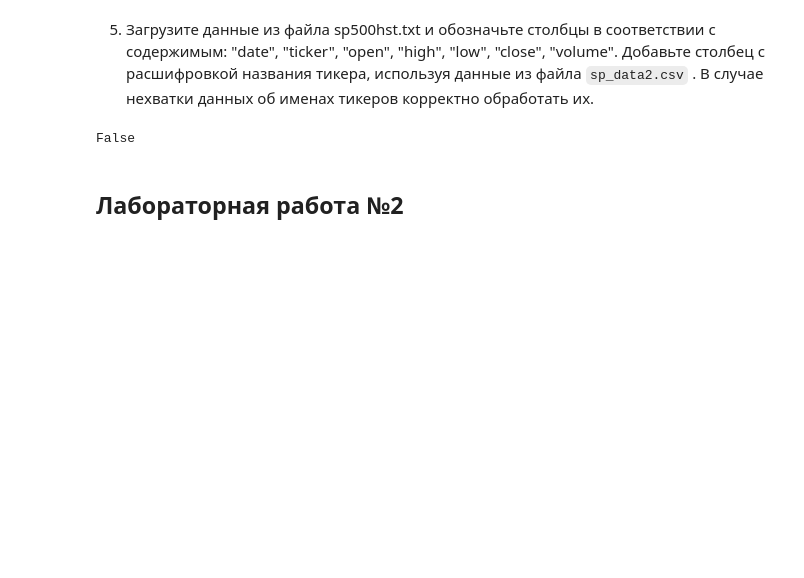
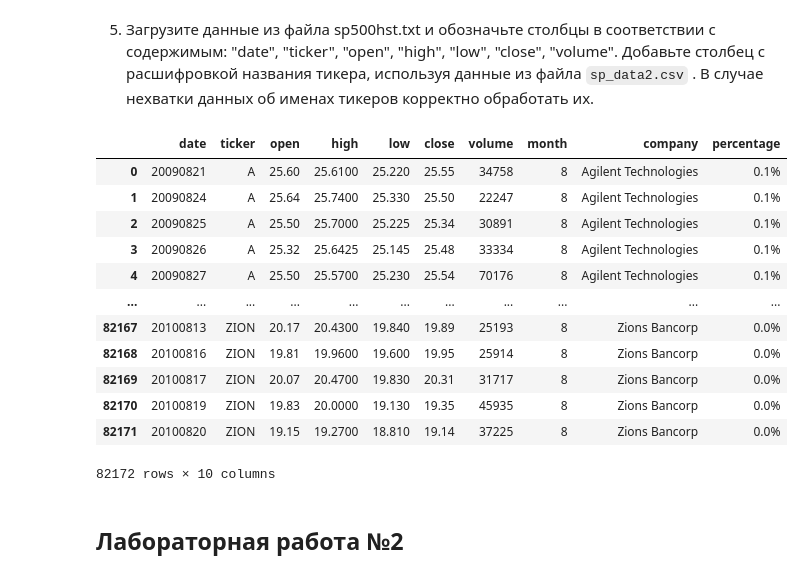
Before and after one commit to th0m45y3/uni_numpy, a Jupyter notebook: 02_pandas.ipynb, the cells around one changed output. Drawn from its saved outputs; the diff is of its cells as text; code cells hidden in the pictures; blank space fills up the shorter version.

```diff
--- a/02_pandas.ipynb
+++ b/02_pandas.ipynb
@@ -77,10 +77,23 @@ Name: volume, Length: 524, dtype: int64
 # %%
 data2 = pd.read_csv('data/sp_data2.csv', sep=";", header=None)
 data2.columns = [ "ticker", "company", "percentage"]
 new_df = pd.merge(data, data2, on='ticker')
 new_df.ticker.isnull().values.any()
+new_df
 # %% [output]
+|  | date | ticker | open | high | low | close | volume | month | company | percentage |
+| 0 | 20090821 | A | 25.60 | 25.6100 | 25.220 | 25.55 | 34758 | 8 | Agilent Technologies | 0.1% |
+| 1 | 20090824 | A | 25.64 | 25.7400 | 25.330 | 25.50 | 22247 | 8 | Agilent Technologies | 0.1% |
+| 2 | 20090825 | A | 25.50 | 25.7000 | 25.225 | 25.34 | 30891 | 8 | Agilent Technologies | 0.1% |
+| 3 | 20090826 | A | 25.32 | 25.6425 | 25.145 | 25.48 | 33334 | 8 | Agilent Technologies | 0.1% |
+| 4 | 20090827 | A | 25.50 | 25.5700 | 25.230 | 25.54 | 70176 | 8 | Agilent Technologies | 0.1% |
+| ... | ... | ... | ... | ... | ... | ... | ... | ... | ... | ... |
+| 82167 | 20100813 | ZION | 20.17 | 20.4300 | 19.840 | 19.89 | 25193 | 8 | Zions Bancorp | 0.0% |
+| 82168 | 20100816 | ZION | 19.81 | 19.9600 | 19.600 | 19.95 | 25914 | 8 | Zions Bancorp | 0.0% |
+| 82169 | 20100817 | ZION | 20.07 | 20.4700 | 19.830 | 20.31 | 31717 | 8 | Zions Bancorp | 0.0% |
+| 82170 | 20100819 | ZION | 19.83 | 20.0000 | 19.130 | 19.35 | 45935 | 8 | Zions Bancorp | 0.0% |
+| 82171 | 20100820 | ZION | 19.15 | 19.2700 | 18.810 | 19.14 | 37225 | 8 | Zions Bancorp | 0.0% |
-False
+82172 rows × 10 columns
 # %% [markdown]
 ## Лабораторная работа №2
 # %% [markdown]
```
Also changed, not shown: parts of 22 cells of this notebook, 3 other files.
